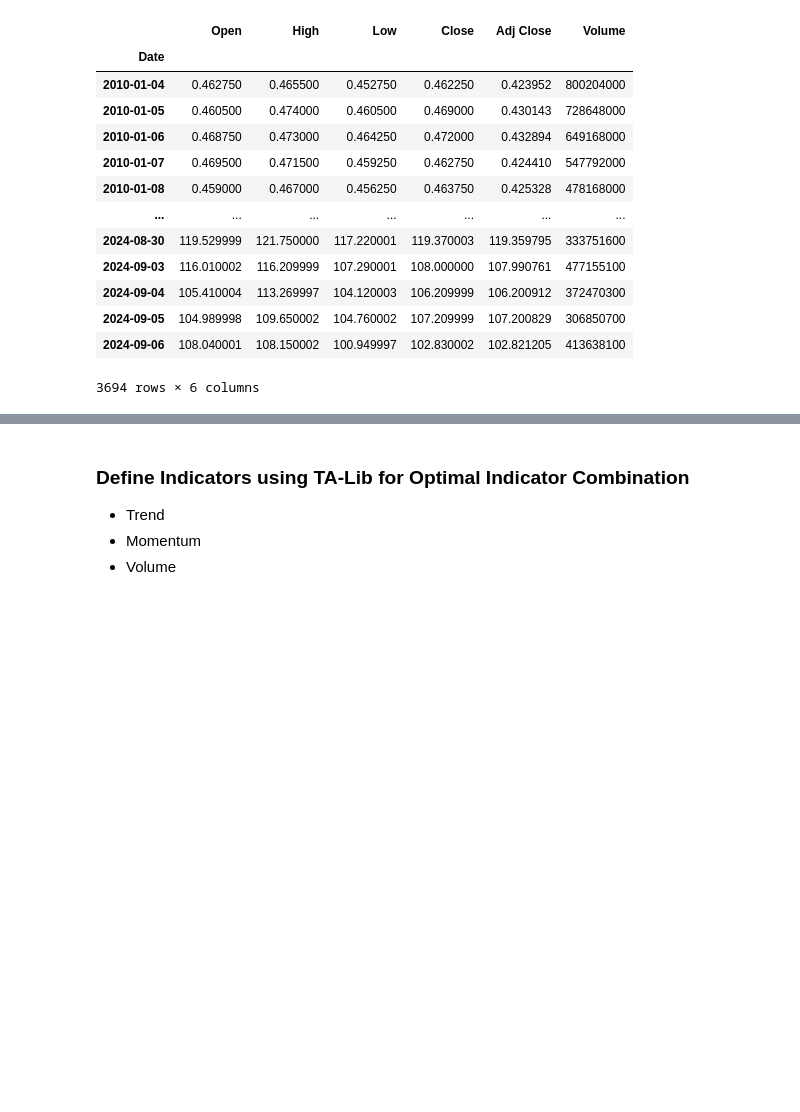
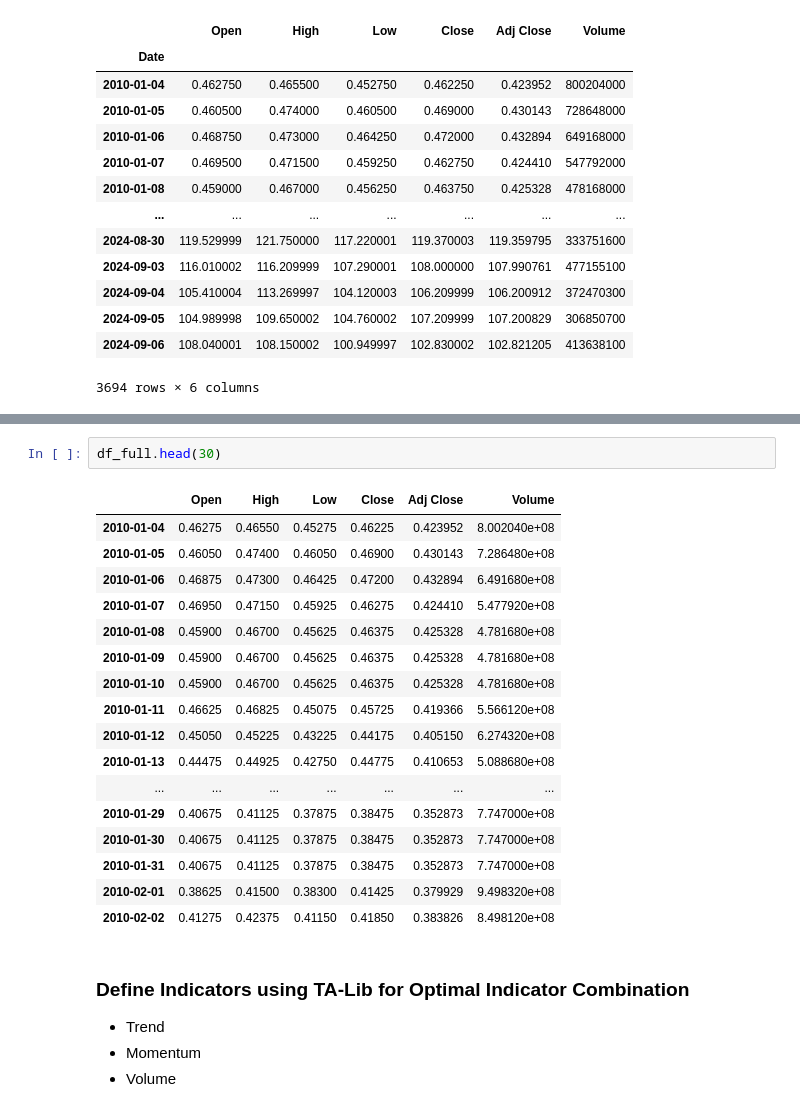
Before and after one commit to cody-mckeon/Algo_Indicator_0, a Jupyter notebook: Algo_Indicator_0.ipynb, the cells around one changed output, grey strips where cells are left out. Cells and saved outputs as stored; diff of their text form; blank space fills up the shorter version.

```diff
--- a/Algo_Indicator_0.ipynb
+++ b/Algo_Indicator_0.ipynb
@@ -56,3 +130,23 @@ df
+# %%
+df_full.head(30)
+# %% [output]
+|  | Open | High | Low | Close | Adj Close | Volume |
+| 2010-01-04 | 0.46275 | 0.46550 | 0.45275 | 0.46225 | 0.423952 | 8.002040e+08 |
+| 2010-01-05 | 0.46050 | 0.47400 | 0.46050 | 0.46900 | 0.430143 | 7.286480e+08 |
+| 2010-01-06 | 0.46875 | 0.47300 | 0.46425 | 0.47200 | 0.432894 | 6.491680e+08 |
+| 2010-01-07 | 0.46950 | 0.47150 | 0.45925 | 0.46275 | 0.424410 | 5.477920e+08 |
+| 2010-01-08 | 0.45900 | 0.46700 | 0.45625 | 0.46375 | 0.425328 | 4.781680e+08 |
+| 2010-01-09 | 0.45900 | 0.46700 | 0.45625 | 0.46375 | 0.425328 | 4.781680e+08 |
+| 2010-01-10 | 0.45900 | 0.46700 | 0.45625 | 0.46375 | 0.425328 | 4.781680e+08 |
+| 2010-01-11 | 0.46625 | 0.46825 | 0.45075 | 0.45725 | 0.419366 | 5.566120e+08 |
+| 2010-01-12 | 0.45050 | 0.45225 | 0.43225 | 0.44175 | 0.405150 | 6.274320e+08 |
+| 2010-01-13 | 0.44475 | 0.44925 | 0.42750 | 0.44775 | 0.410653 | 5.088680e+08 |
+| ... | ... | ... | ... | ... | ... | ... |
+| 2010-01-29 | 0.40675 | 0.41125 | 0.37875 | 0.38475 | 0.352873 | 7.747000e+08 |
+| 2010-01-30 | 0.40675 | 0.41125 | 0.37875 | 0.38475 | 0.352873 | 7.747000e+08 |
+| 2010-01-31 | 0.40675 | 0.41125 | 0.37875 | 0.38475 | 0.352873 | 7.747000e+08 |
+| 2010-02-01 | 0.38625 | 0.41500 | 0.38300 | 0.41425 | 0.379929 | 9.498320e+08 |
+| 2010-02-02 | 0.41275 | 0.42375 | 0.41150 | 0.41850 | 0.383826 | 8.498120e+08 |
 # %% [markdown]
 <h3>Define Indicators using TA-Lib for Optimal Indicator Combination</h3>
 <ul>
```
Also changed, not shown: parts of 28 cells of this notebook.
